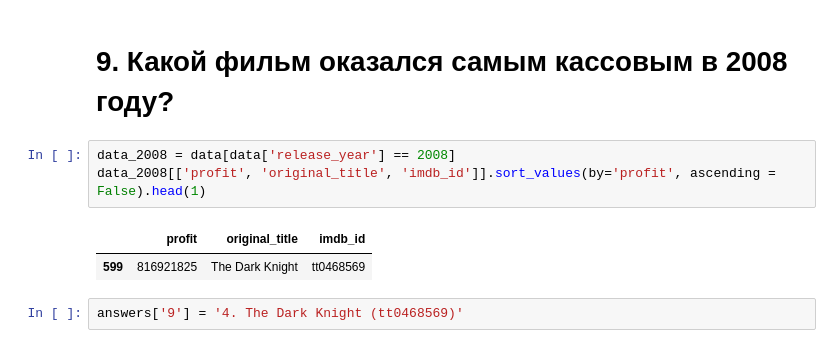
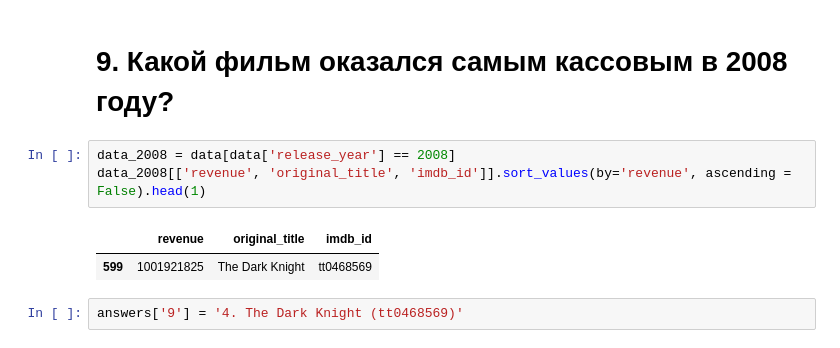
Before and after one commit to sau114/skillfactory_rds, a Jupyter notebook: module_1/Movies_IMBD_v4.1.ipynb, the cells around one changed output. Saved outputs shown, nothing was run; the diff lists cells and outputs as text.

```diff
--- a/module_1/Movies_IMBD_v4.1.ipynb
+++ b/module_1/Movies_IMBD_v4.1.ipynb
@@ -130,10 +130,10 @@ answers['8'] = '1. 1478'
 # 9. Какой фильм оказался самым кассовым в 2008 году?
 # %%
 data_2008 = data[data['release_year'] == 2008]
-data_2008[['profit', 'original_title', 'imdb_id']].sort_values(by='profit', ascending = False).head(1)
+data_2008[['revenue', 'original_title', 'imdb_id']].sort_values(by='revenue', ascending = False).head(1)
 # %% [output]
-|  | profit | original_title | imdb_id |
-| 599 | 816921825 | The Dark Knight | tt0468569 |
+|  | revenue | original_title | imdb_id |
+| 599 | 1001921825 | The Dark Knight | tt0468569 |
 # %%
 answers['9'] = '4. The Dark Knight (tt0468569)'
 # %% [markdown]
```
Also changed, not shown: parts of 2 cells of this notebook, 3 other files.
